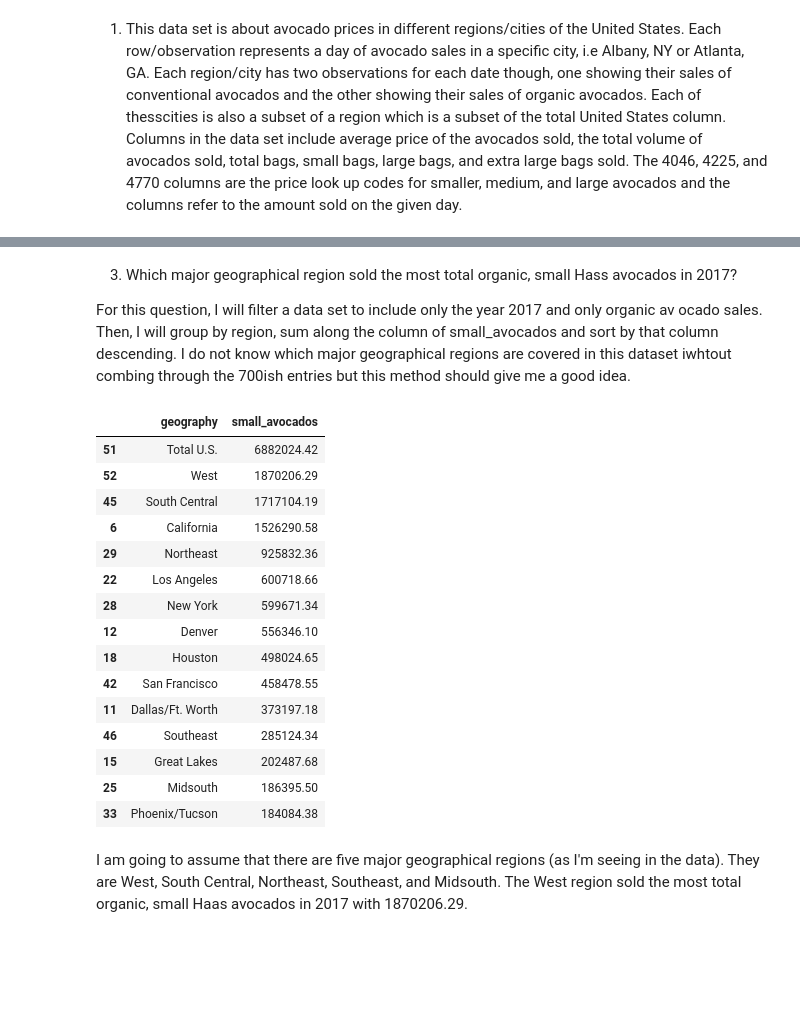
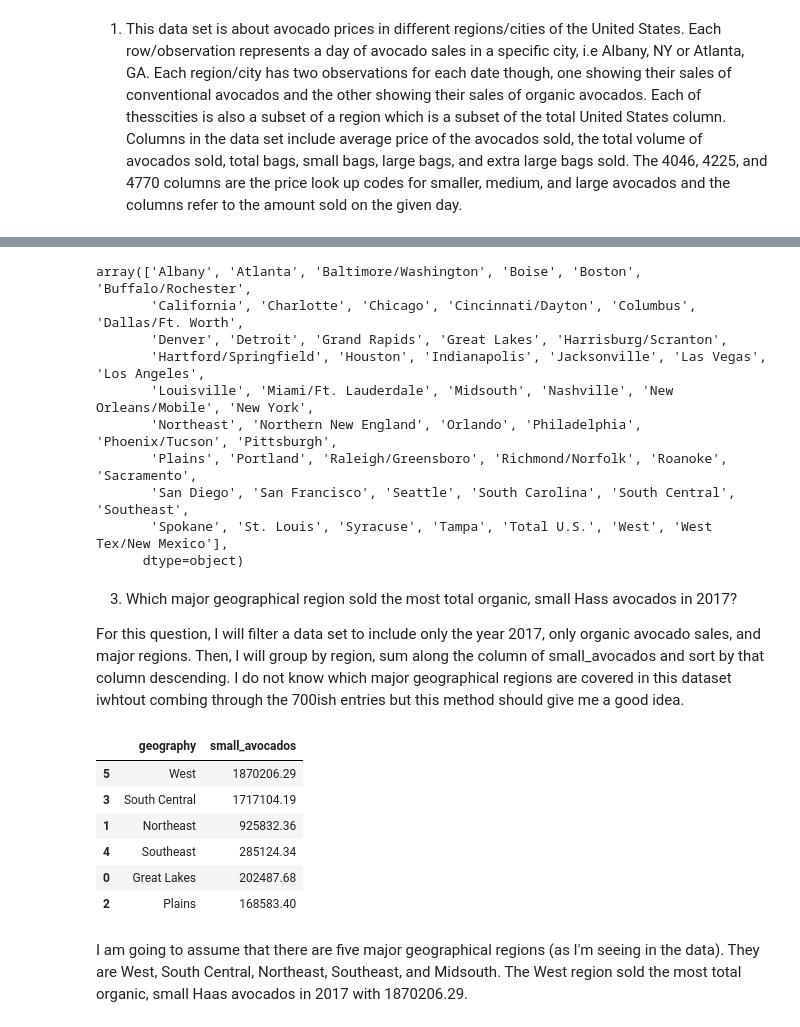
Before and after one commit to r-morag/Labs---GSB-544, a Jupyter notebook: lab2.ipynb, the cells around one changed output, grey strips where cells are left out. Saved outputs shown, nothing was run; the diff lists cells and outputs as text; code cells hidden in the pictures; blank space fills up the shorter version.

```diff
--- a/lab2.ipynb
+++ b/lab2.ipynb
@@ -27,32 +27,44 @@ avocado_df.head(n=4)
+# %%
+avocado_df["geography"].unique()
+# %% [output]
+array(['Albany', 'Atlanta', 'Baltimore/Washington', 'Boise', 'Boston', 'Buffalo/Rochester',
+       'California', 'Charlotte', 'Chicago', 'Cincinnati/Dayton', 'Columbus', 'Dallas/Ft. Worth',
+       'Denver', 'Detroit', 'Grand Rapids', 'Great Lakes', 'Harrisburg/Scranton',
+       'Hartford/Springfield', 'Houston', 'Indianapolis', 'Jacksonville', 'Las Vegas', 'Los Angeles',
+       'Louisville', 'Miami/Ft. Lauderdale', 'Midsouth', 'Nashville', 'New Orleans/Mobile', 'New York',
+       'Northeast', 'Northern New England', 'Orlando', 'Philadelphia', 'Phoenix/Tucson', 'Pittsburgh',
+       'Plains', 'Portland', 'Raleigh/Greensboro', 'Richmond/Norfolk', 'Roanoke', 'Sacramento',
+       'San Diego', 'San Francisco', 'Seattle', 'South Carolina', 'South Central', 'Southeast',
+       'Spokane', 'St. Louis', 'Syracuse', 'Tampa', 'Total U.S.', 'West', 'West Tex/New Mexico'],
+      dtype=object)
+# %%
+major_regions = ["Northeast", "West", "South Central", "Southeast", "Great Lakes", "Plains", ]
+metro_regions = ['Baltimore/Washington', 'Buffalo/Rochester', 'Cincinnati/Dayton', 'Dallas/Ft. Worth',
+       'Harrisburg/Scranton', 'Hartford/Springfield', 'Miami/Ft. Lauderdale', 'New Orleans/Mobile',
+       'Phoenix/Tucson', 'Raleigh/Greensboro', 'Richmond/Norfolk', 'West Tex/New Mexico']
+
+avocado_df["major_region"] = np.where(avocado_df["geography"].isin(major_regions), 1, 0)
+avocado_df["metro_region"] = np.where(avocado_df["geography"].isin(metro_regions), 1, 0)
 # %%
 avocado_df.rename(columns={"4046": "small_avocados", "4225": "large_avocados", "4770": "xlarge_avocados"}, inplace=True)
 # %% [markdown]
 3. Which major geographical region sold the most total organic, small Hass avocados in 2017?
 
-For this question, I will filter a data set to include only the year 2017 and only organic av ocado sales. Then, I will group by region, sum along the column of small_avocados and sort by that column descending. I do not know which major geographical regions are covered in this dataset iwhtout combing through the 700ish entries but this method should give me a good idea.
+For this question, I will filter a data set to include only the year 2017, only organic avocado sales, and major regions. Then, I will group by region, sum along the column of small_avocados and sort by that column descending. I do not know which major geographical regions are covered in this dataset iwhtout combing through the 700ish entries but this method should give me a good idea.
 # %%
-organic_2017 = avocado_df[(avocado_df["type"] == "organic") & (avocado_df["year"] == 2017)]
+organic_2017 = avocado_df[(avocado_df["type"] == "organic") & (avocado_df["year"] == 2017)
+                          & (avocado_df["major_region"] == 1)]
 # %%
 small_haas_2017_sum = organic_2017.groupby("geography")["small_avocados"].sum().reset_index().sort_values(by="small_avocados", ascending=False)
-
-small_haas_2017_sum.head(n=15)
+small_haas_2017_sum
 # %% [output]
 |  | geography | small_avocados |
-| 51 | Total U.S. | 6882024.42 |
-| 52 | West | 1870206.29 |
-| 45 | South Central | 1717104.19 |
-| 6 | California | 1526290.58 |
-| 29 | Northeast | 925832.36 |
-| 22 | Los Angeles | 600718.66 |
-| 28 | New York | 599671.34 |
-| 12 | Denver | 556346.10 |
-| 18 | Houston | 498024.65 |
-| 42 | San Francisco | 458478.55 |
-| 11 | Dallas/Ft. Worth | 373197.18 |
-| 46 | Southeast | 285124.34 |
-| 15 | Great Lakes | 202487.68 |
-| 25 | Midsouth | 186395.50 |
-| 33 | Phoenix/Tucson | 184084.38 |
+| 5 | West | 1870206.29 |
+| 3 | South Central | 1717104.19 |
+| 1 | Northeast | 925832.36 |
+| 4 | Southeast | 285124.34 |
+| 0 | Great Lakes | 202487.68 |
+| 2 | Plains | 168583.40 |
 # %% [markdown]
 I am going to assume that there are five major geographical regions (as I'm seeing in the data). They are West, South Central, Northeast, Southeast, and Midsouth. The West region sold the most total organic, small Haas avocados in 2017 with 1870206.29.
 # %% [markdown]
```
Also changed, not shown: parts of 14 cells of this notebook.
